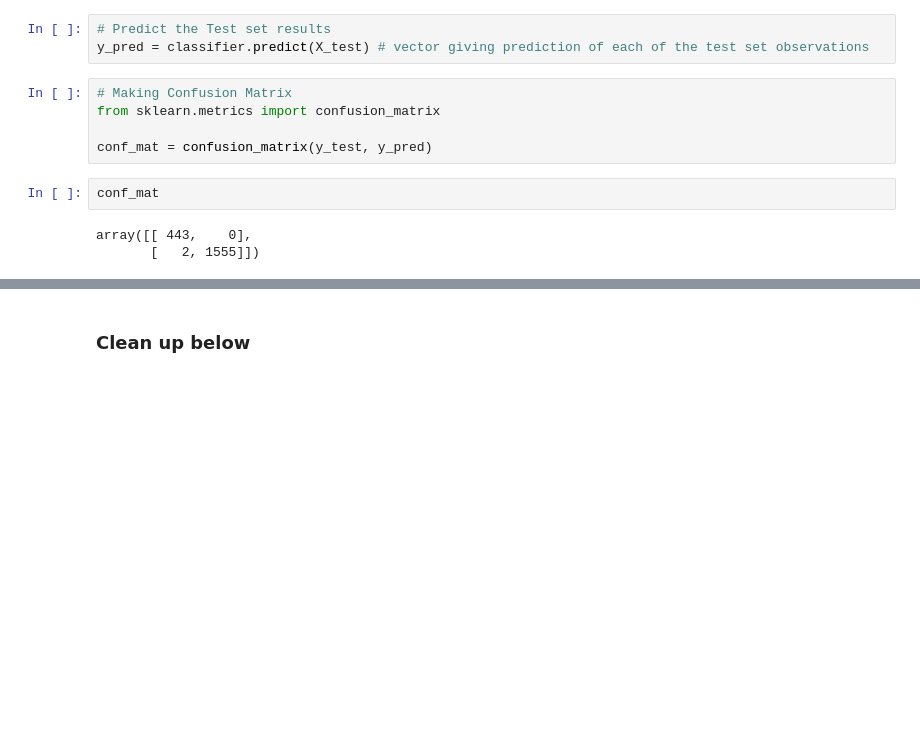
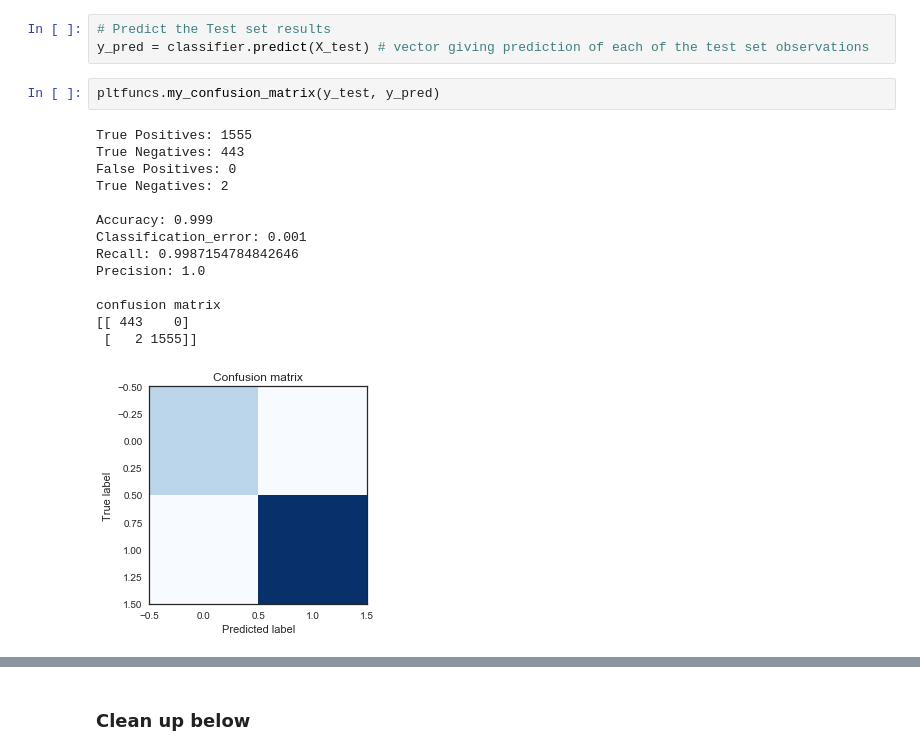
Before and after one commit to MnemoSemiotic/Analyzing-Network-Traffic_kdd99, a Jupyter notebook: Feature_Engineering_and_Modeling.ipynb, the cells around one changed output, grey strips where cells are left out. Cells and saved outputs as stored; diff of their text form; blank space fills up the shorter version.

Commit message:
create confusion matrix and related stats

```diff
--- a/Feature_Engineering_and_Modeling.ipynb
+++ b/Feature_Engineering_and_Modeling.ipynb
@@ -192,13 +192,20 @@ LogisticRegression(C=1.0, class_weight=None, dual=False, fit_intercept=True,
 # %%
 # Predict the Test set results
 y_pred = classifier.predict(X_test) # vector giving prediction of each of the test set observations
-# %%
-# Making Confusion Matrix
-from sklearn.metrics import confusion_matrix
-
-conf_mat = confusion_matrix(y_test, y_pred)
-# %%
-conf_mat
-# %% [output]
-array([[ 443,    0],
-       [   2, 1555]])
+# %%
+pltfuncs.my_confusion_matrix(y_test, y_pred)
+# %% [output]
+True Positives: 1555
+True Negatives: 443
+False Positives: 0
+True Negatives: 2
+
+Accuracy: 0.999
+Classification_error: 0.001
+Recall: 0.9987154784842646
+Precision: 1.0
+
+confusion matrix
+[[ 443    0]
+ [   2 1555]]
+[figure, added]
```
Also changed, not shown: parts of 2 cells of this notebook, 1 other file.
